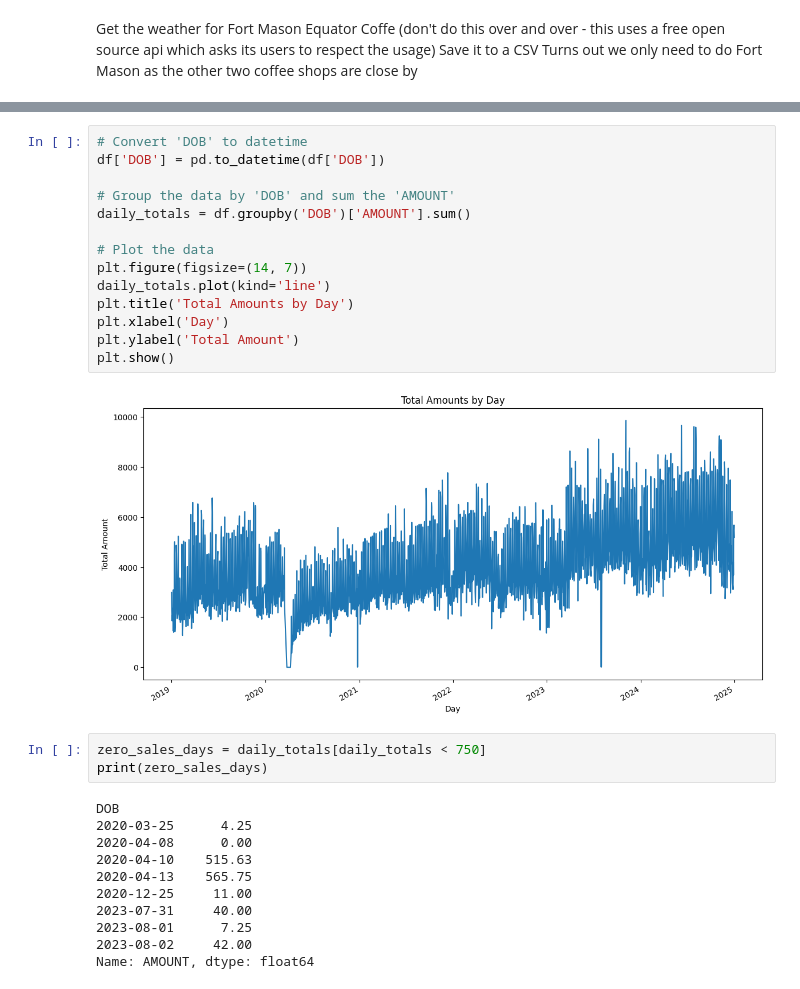
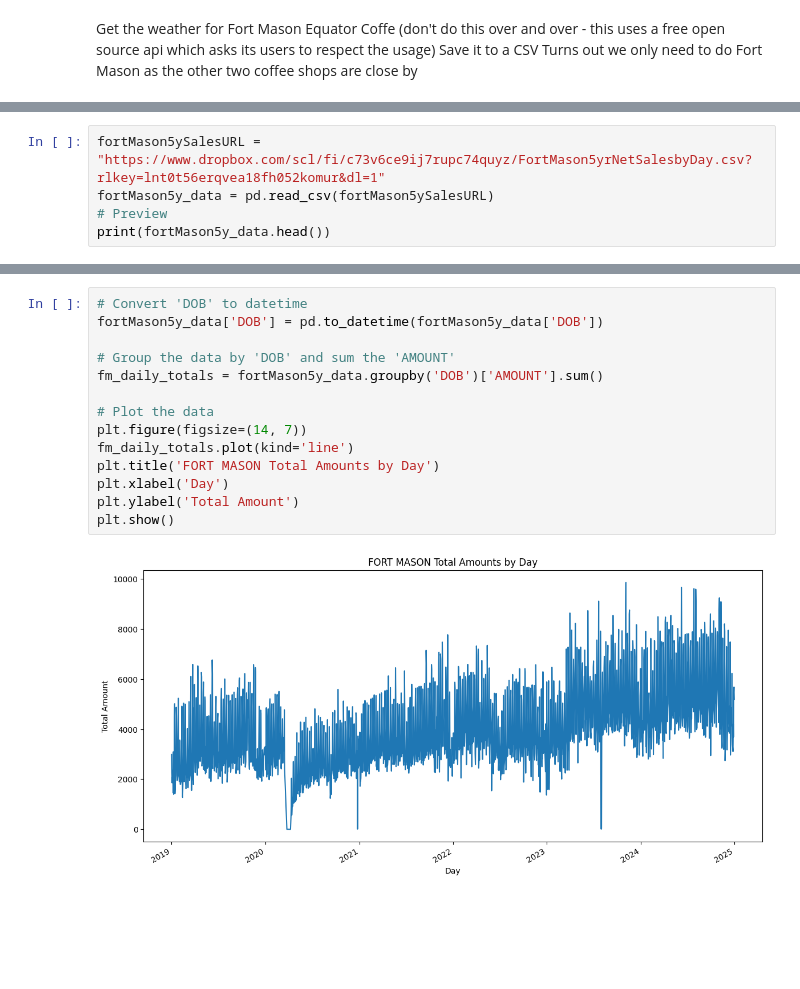
Before and after one commit to pcatroppa/bus774, a Jupyter notebook: CoffeeWeather.ipynb, the cells around one changed output, grey strips where cells are left out. Cells and saved outputs as stored; diff of their text form; blank space fills up the shorter version.

```diff
--- a/CoffeeWeather.ipynb
+++ b/CoffeeWeather.ipynb
@@ -208,0 +115,5 @@ print(df.head(10))
+# %%
+fortMason5ySalesURL = "https://www.dropbox.com/scl/fi/c73v6ce9ij7rupc74quyz/FortMason5yrNetSalesbyDay.csv?rlkey=lnt0t56erqvea18fh052komur&dl=1"
+fortMason5y_data = pd.read_csv(fortMason5ySalesURL)
+# Preview
+print(fortMason5y_data.head())
@@ -224,30 +159,16 @@ plt.show()
 # %%
 # Convert 'DOB' to datetime
-df['DOB'] = pd.to_datetime(df['DOB'])
+fortMason5y_data['DOB'] = pd.to_datetime(fortMason5y_data['DOB'])
 
 # Group the data by 'DOB' and sum the 'AMOUNT'
-daily_totals = df.groupby('DOB')['AMOUNT'].sum()
+fm_daily_totals = fortMason5y_data.groupby('DOB')['AMOUNT'].sum()
 
 # Plot the data
 plt.figure(figsize=(14, 7))
-daily_totals.plot(kind='line')
-plt.title('Total Amounts by Day')
+fm_daily_totals.plot(kind='line')
+plt.title('FORT MASON Total Amounts by Day')
 plt.xlabel('Day')
 plt.ylabel('Total Amount')
 plt.show()
 # %% [output]
-[figure, old version]
+[figure, new version]
-# %%
-zero_sales_days = daily_totals[daily_totals < 750]
-print(zero_sales_days)
-# %% [output]
-DOB
-2020-03-25      4.25
-2020-04-08      0.00
-2020-04-10    515.63
-2020-04-13    565.75
-2020-12-25     11.00
-2023-07-31     40.00
-2023-08-01      7.25
-2023-08-02     42.00
-Name: AMOUNT, dtype: float64
```
Also changed, not shown: parts of 24 cells of this notebook.
